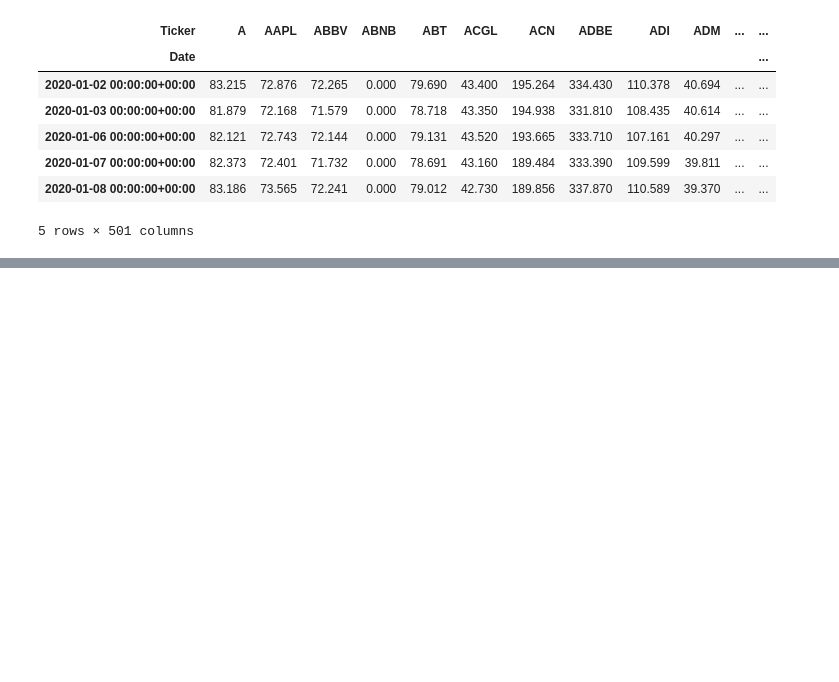
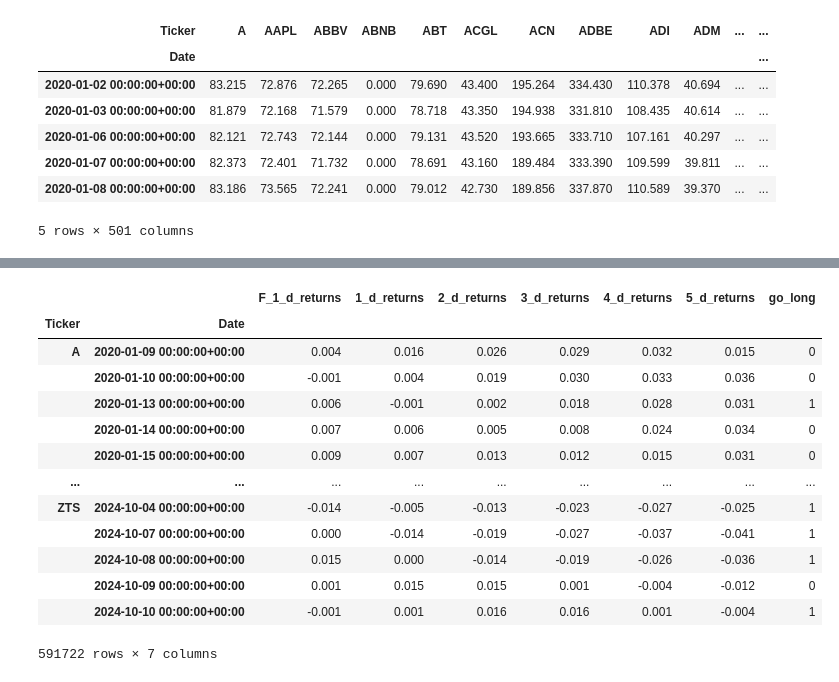
Before and after one commit to Corey-Holton/Group_project_2, a Jupyter notebook: notebooks/corey_exploration/New.ipynb, the cells around one changed output, grey strips where cells are left out. Saved outputs shown, nothing was run; the diff lists cells and outputs as text; code cells hidden in the pictures; blank space fills up the shorter version.

Commit message:
Updated main notebook with Actions column

```diff
--- a/notebooks/corey_exploration/New.ipynb
+++ b/notebooks/corey_exploration/New.ipynb
@@ -111,0 +113,7 @@ Date                                              ...
+# %%
+# Pivot the dataframe
+f_returns = pd.DataFrame(f_returns.unstack())
+# Name the column based on the forecast horizon
+name = "F_" + str(forecast_horizon) + "_d_returns"
+f_returns.rename(columns={0: name}, inplace=True)
+f_returns.head()
@@ -111,0 +128,20 @@ Date                                              ...
+# %%
+# Initialize total_returns with forward returns
+total_returns = f_returns
+# %%
+# Iterate over the list of momentum values
+for i in list_of_momentums:
+    # Compute returns for each momentum value
+    feature = historical_prices.pct_change(i)
+    feature = pd.DataFrame(feature.unstack())
+    # Name the column based on the momentum value
+    name = str(i) + "_d_returns"
+    feature.rename(columns={0: name}, inplace=True)
+    # Rename columns and reset index
+    feature.rename(columns={0: name, 'level_0': 'Ticker'}, inplace=True)
+    # Merge computed feature returns with total_returns based on Ticker and Date
+    total_returns = pd.merge(total_returns, feature, left_index=True, right_index=True,how='outer')
+# %%
+# Drop rows with any NaN values
+total_returns.dropna(axis=0, how='any', inplace=True)
+total_returns.head(5)
@@ -111,0 +166,29 @@ Date                                              ...
+# %%
+# Function to create 'go_long' based on bottom n% of '1_d_returns'
+def create_go_long_signal(df, column,n=0.50):
+    # Calculate the nth percentile threshold for '1_d_returns'
+    threshold = df[column].quantile(n)
+
+    # Create a 'go_long' column: 1 if '1_d_returns' is in the bottom 20%, else 0
+    df['go_long'] = (df[column] <= threshold).astype(int)
+
+    return df
+
+# Apply the function to create the 'go_long' column
+total_returns_with_signal = create_go_long_signal(total_returns, '1_d_returns')
+total_returns_with_signal
+# %% [output]
+|  |  | F_1_d_returns | 1_d_returns | 2_d_returns | 3_d_returns | 4_d_returns | 5_d_returns | go_long |
+| Ticker | Date |  |  |  |  |  |  |  |
+| A | 2020-01-09 00:00:00+00:00 | 0.004 | 0.016 | 0.026 | 0.029 | 0.032 | 0.015 | 0 |
+|  | 2020-01-10 00:00:00+00:00 | -0.001 | 0.004 | 0.019 | 0.030 | 0.033 | 0.036 | 0 |
+|  | 2020-01-13 00:00:00+00:00 | 0.006 | -0.001 | 0.002 | 0.018 | 0.028 | 0.031 | 1 |
+|  | 2020-01-14 00:00:00+00:00 | 0.007 | 0.006 | 0.005 | 0.008 | 0.024 | 0.034 | 0 |
+|  | 2020-01-15 00:00:00+00:00 | 0.009 | 0.007 | 0.013 | 0.012 | 0.015 | 0.031 | 0 |
+| ... | ... | ... | ... | ... | ... | ... | ... | ... |
+| ZTS | 2024-10-04 00:00:00+00:00 | -0.014 | -0.005 | -0.013 | -0.023 | -0.027 | -0.025 | 1 |
+|  | 2024-10-07 00:00:00+00:00 | 0.000 | -0.014 | -0.019 | -0.027 | -0.037 | -0.041 | 1 |
+|  | 2024-10-08 00:00:00+00:00 | 0.015 | 0.000 | -0.014 | -0.019 | -0.026 | -0.036 | 1 |
+|  | 2024-10-09 00:00:00+00:00 | 0.001 | 0.015 | 0.015 | 0.001 | -0.004 | -0.012 | 0 |
+|  | 2024-10-10 00:00:00+00:00 | -0.001 | 0.001 | 0.016 | 0.016 | 0.001 | -0.004 | 1 |
+591722 rows × 7 columns
```
Also changed, not shown: parts of 18 cells of this notebook, 1 other file.
